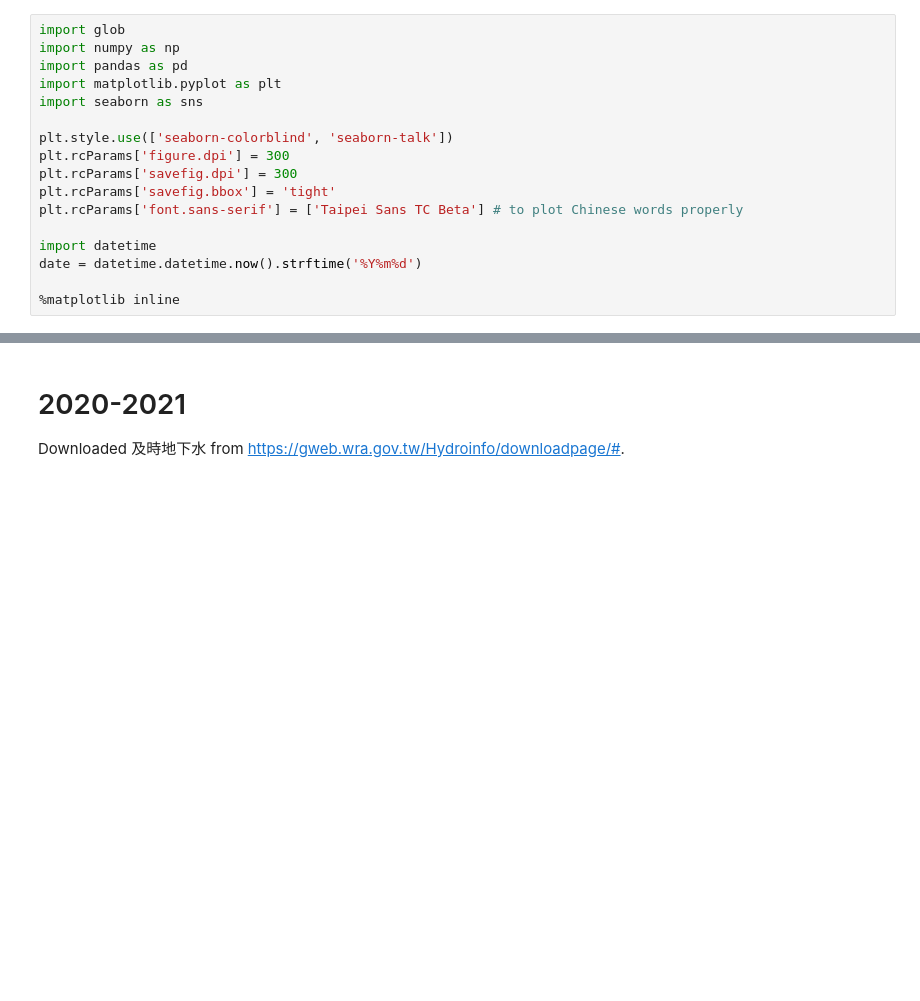
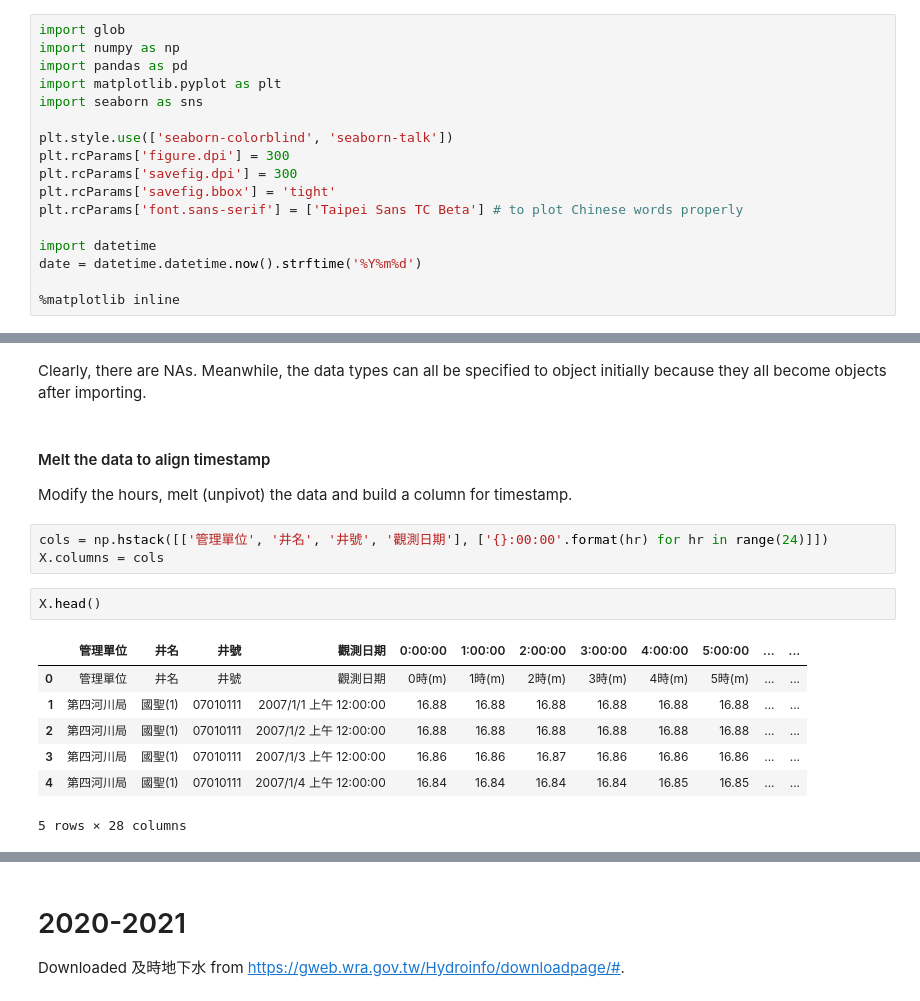
Before and after one commit to dispink/GW_NCDR, a Jupyter notebook: build_database_01.ipynb, the cells around one changed output, grey strips where cells are left out. Saved outputs shown, nothing was run; the diff lists cells and outputs as text; blank space fills up the shorter version.

```diff
--- a/build_database_01.ipynb
+++ b/build_database_01.ipynb
@@ -19,0 +65,18 @@ date = datetime.datetime.now().strftime('%Y%m%d')
+# %% [markdown]
+Clearly, there are NAs. Meanwhile, the data types can all be specified to object initially because they all become objects after importing.
+# %% [markdown]
+#### Melt the data to align timestamp
+Modify the hours, melt (unpivot) the data and build a column for timestamp.
+# %%
+cols = np.hstack([['管理單位', '井名', '井號', '觀測日期'], ['{}:00:00'.format(hr) for hr in range(24)]])
+X.columns = cols
+# %%
+X.head()
+# %% [output]
+|  | 管理單位 | 井名 | 井號 | 觀測日期 | 0:00:00 | 1:00:00 | 2:00:00 | 3:00:00 | 4:00:00 | 5:00:00 | ... | ... |
+| 0 | 管理單位 | 井名 | 井號 | 觀測日期 | 0時(m) | 1時(m) | 2時(m) | 3時(m) | 4時(m) | 5時(m) | ... | ... |
+| 1 | 第四河川局 | 國聖(1) | 07010111 | 2007/1/1 上午 12:00:00 | 16.88 | 16.88 | 16.88 | 16.88 | 16.88 | 16.88 | ... | ... |
+| 2 | 第四河川局 | 國聖(1) | 07010111 | 2007/1/2 上午 12:00:00 | 16.88 | 16.88 | 16.88 | 16.88 | 16.88 | 16.88 | ... | ... |
+| 3 | 第四河川局 | 國聖(1) | 07010111 | 2007/1/3 上午 12:00:00 | 16.86 | 16.86 | 16.87 | 16.86 | 16.86 | 16.86 | ... | ... |
+| 4 | 第四河川局 | 國聖(1) | 07010111 | 2007/1/4 上午 12:00:00 | 16.84 | 16.84 | 16.84 | 16.84 | 16.85 | 16.85 | ... | ... |
+5 rows × 28 columns
```
Also changed, not shown: parts of 26 cells of this notebook.
